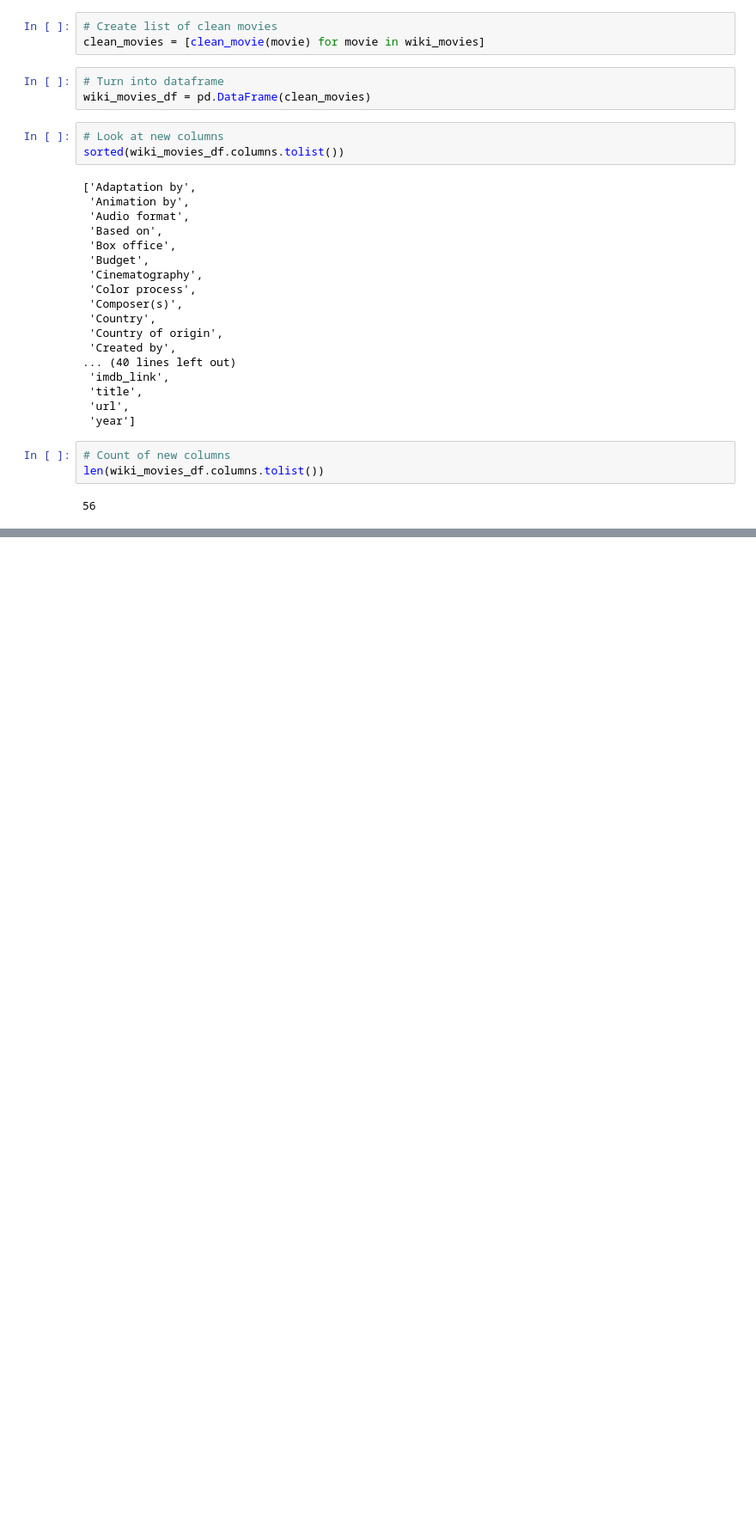
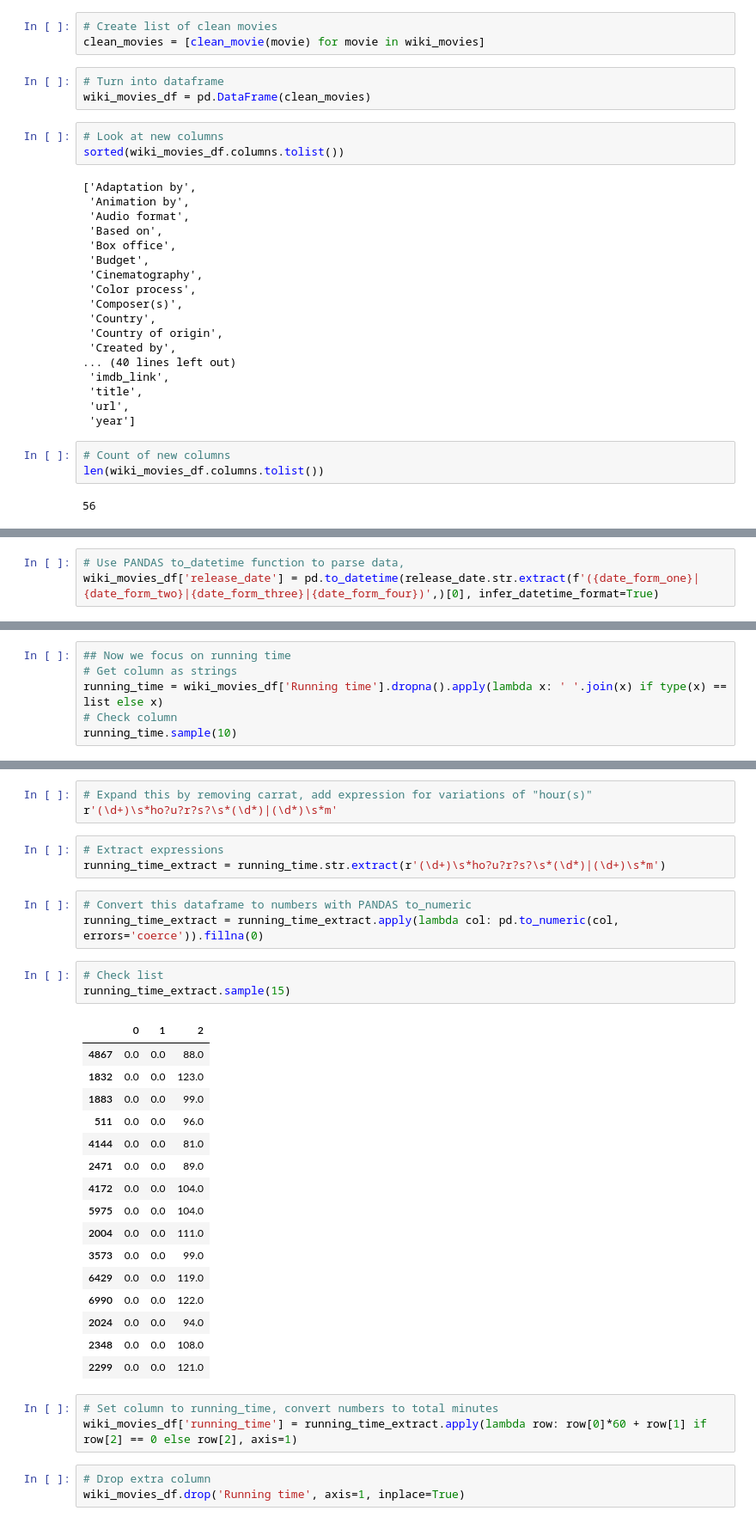
Before and after one commit to Jhackmeyer/Movies-ETL, a Jupyter notebook: movies_hackathon_ETL.ipynb, the cells around one changed output, grey strips where cells are left out. Shown: that part at 86% size. Cells and saved outputs as stored; diff of their text form; blank space fills up the shorter version.

```diff
--- a/movies_hackathon_ETL.ipynb
+++ b/movies_hackathon_ETL.ipynb
@@ -244,0 +743,3 @@ len(wiki_movies_df.columns.tolist())
+# %%
+# Use PANDAS to_datetime function to parse data,
+wiki_movies_df['release_date'] = pd.to_datetime(release_date.str.extract(f'({date_form_one}|{date_form_two}|{date_form_three}|{date_form_four})',)[0], infer_datetime_format=True)
@@ -244,0 +761,6 @@ len(wiki_movies_df.columns.tolist())
+# %%
+## Now we focus on running time
+# Get column as strings
+running_time = wiki_movies_df['Running time'].dropna().apply(lambda x: ' '.join(x) if type(x) == list else x)
+# Check column
+running_time.sample(10)
@@ -244,0 +827,35 @@ len(wiki_movies_df.columns.tolist())
+# %%
+# Expand this by removing carrat, add expression for variations of "hour(s)"
+r'(\d+)\s*ho?u?r?s?\s*(\d*)|(\d*)\s*m'
+# %%
+# Extract expressions
+running_time_extract = running_time.str.extract(r'(\d+)\s*ho?u?r?s?\s*(\d*)|(\d+)\s*m')
+# %%
+# Convert this dataframe to numbers with PANDAS to_numeric
+running_time_extract = running_time_extract.apply(lambda col: pd.to_numeric(col, errors='coerce')).fillna(0)
+# %%
+# Check list
+running_time_extract.sample(15)
+# %% [output]
+|  | 0 | 1 | 2 |
+| 4867 | 0.0 | 0.0 | 88.0 |
+| 1832 | 0.0 | 0.0 | 123.0 |
+| 1883 | 0.0 | 0.0 | 99.0 |
+| 511 | 0.0 | 0.0 | 96.0 |
+| 4144 | 0.0 | 0.0 | 81.0 |
+| 2471 | 0.0 | 0.0 | 89.0 |
+| 4172 | 0.0 | 0.0 | 104.0 |
+| 5975 | 0.0 | 0.0 | 104.0 |
+| 2004 | 0.0 | 0.0 | 111.0 |
+| 3573 | 0.0 | 0.0 | 99.0 |
+| 6429 | 0.0 | 0.0 | 119.0 |
+| 6990 | 0.0 | 0.0 | 122.0 |
+| 2024 | 0.0 | 0.0 | 94.0 |
+| 2348 | 0.0 | 0.0 | 108.0 |
+| 2299 | 0.0 | 0.0 | 121.0 |
+# %%
+# Set column to running_time, convert numbers to total minutes
+wiki_movies_df['running_time'] = running_time_extract.apply(lambda row: row[0]*60 + row[1] if row[2] == 0 else row[2], axis=1)
+# %%
+# Drop extra column
+wiki_movies_df.drop('Running time', axis=1, inplace=True)
```
Also changed, not shown: parts of 59 cells of this notebook.
